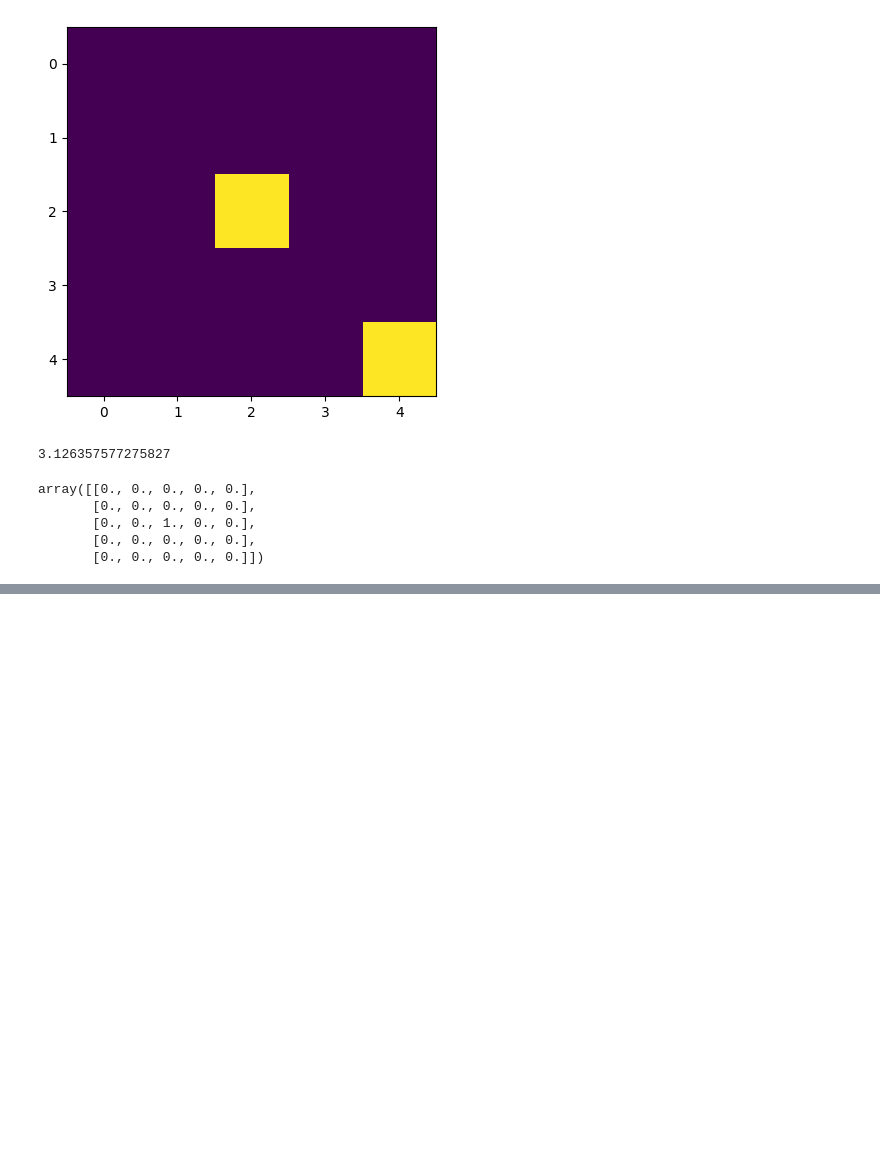
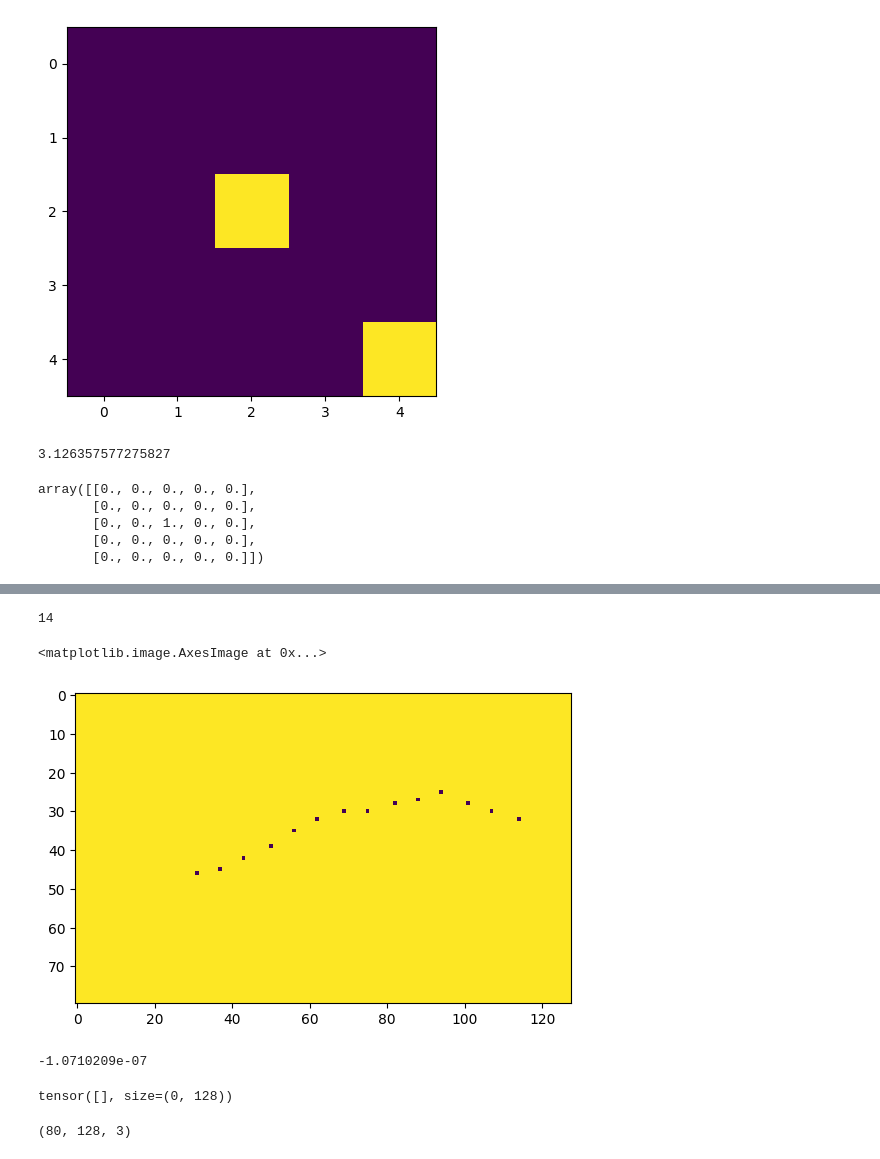
Before and after one commit to Luka-Magic/kaggle_mga, a Jupyter notebook: 2_keypoints_detection/exp0003/eda2.ipynb, the cells around one changed output, grey strips where cells are left out. Cells and saved outputs as stored; diff of their text form; code cells hidden in the pictures; blank space fills up the shorter version.

```diff
--- a/2_keypoints_detection/exp0003/eda2.ipynb
+++ b/2_keypoints_detection/exp0003/eda2.ipynb
@@ -273,0 +285,33 @@ array([[0., 0., 0., 0., 0.],
+# %%
+h, w = hm.shape
+
+pad = 2
+pre_arr = np.ones_like(hm) * 100
+thr = 3.0
+
+def _calc_kl_divergence(pred_kernel, gt_kernel):
+    p = np.clip(pred_kernel.flatten(), 1e-7, 1.0)
+    p /= np.sum(p)
+    q = np.clip(gt_kernel.flatten(), 1e-7, 1.0)
+    q /= np.sum(q)
+    kl_div = np.sum(np.where(p != 0, p * np.log(p / q), 0))
+    return kl_div
+
+map_pad = np.pad(hm, ((pad, pad), (pad, pad)))
+
+counter = 0
+
+for y in range(pad, h+pad):
+    for x in range(pad, w+pad):
+        # (x, y)が中心の3*3のカーネルで、中心の値が一番大きい時のみ通過
+        if not np.argmax(map_pad[y-1:y+2, x-1:x+2]) == 4:
+            score = 100
+        else:
+            pred_kernel = map_pad[y-pad:y+pad+1, x-pad:x+pad+1]
+            score = _calc_kl_divergence(
+                pred_kernel, kernel)
+
+        pre_arr[y-2, x-2] = score
+
+        if score < thr:
+            counter += 1
@@ -273,0 +343,21 @@ array([[0., 0., 0., 0., 0.],
+# %%
+counter
+# %% [output]
+14
+# %%
+plt.imshow(pre_arr)
+# %% [output]
+<matplotlib.image.AxesImage at 0x...>
+[figure, added]
+# %%
+np.min(pre_arr)
+# %% [output]
+-1.0710209e-07
+# %%
+hm[y-1:y+1][x-1:x+1]
+# %% [output]
+tensor([], size=(0, 128))
+# %%
+hm.shape
+# %% [output]
+(80, 128, 3)
```
Also changed, not shown: parts of 7 cells of this notebook, 1 other file.
